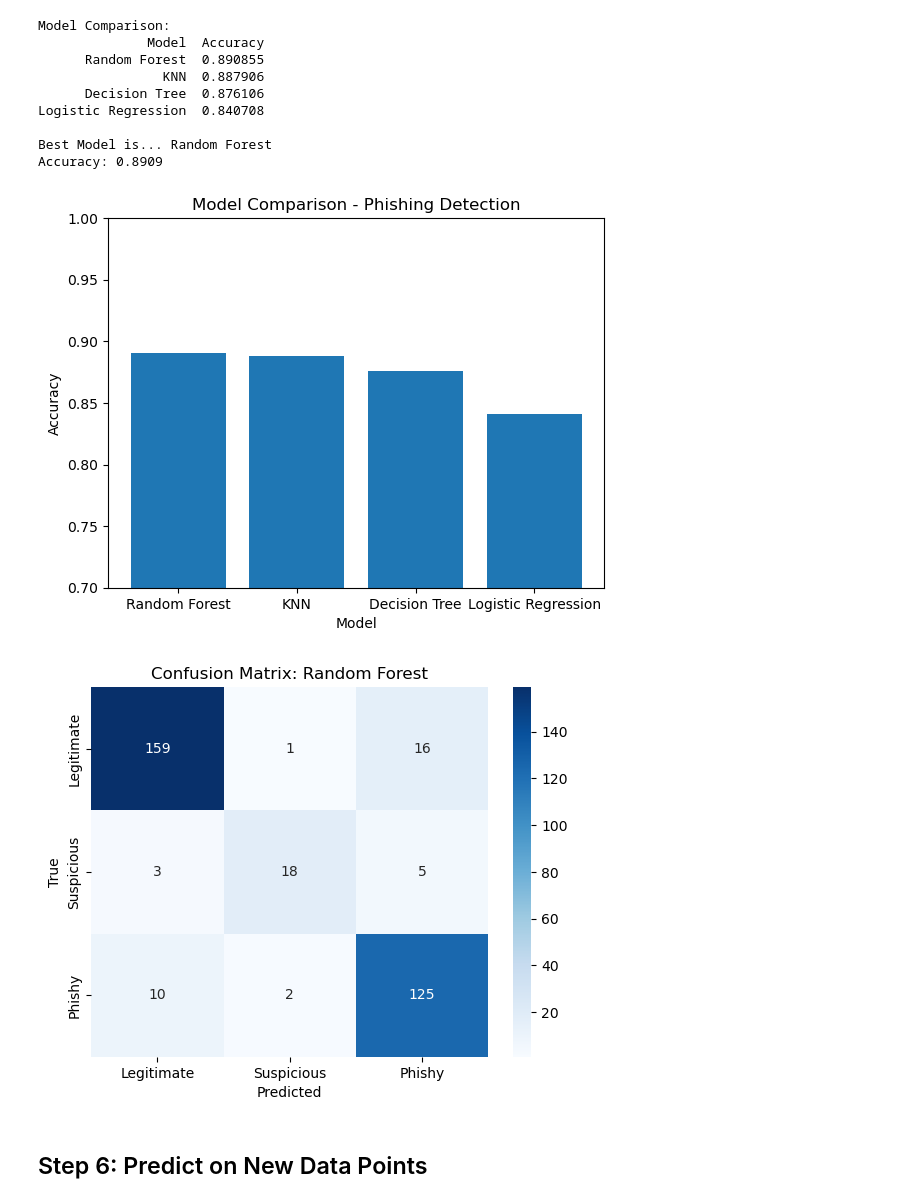
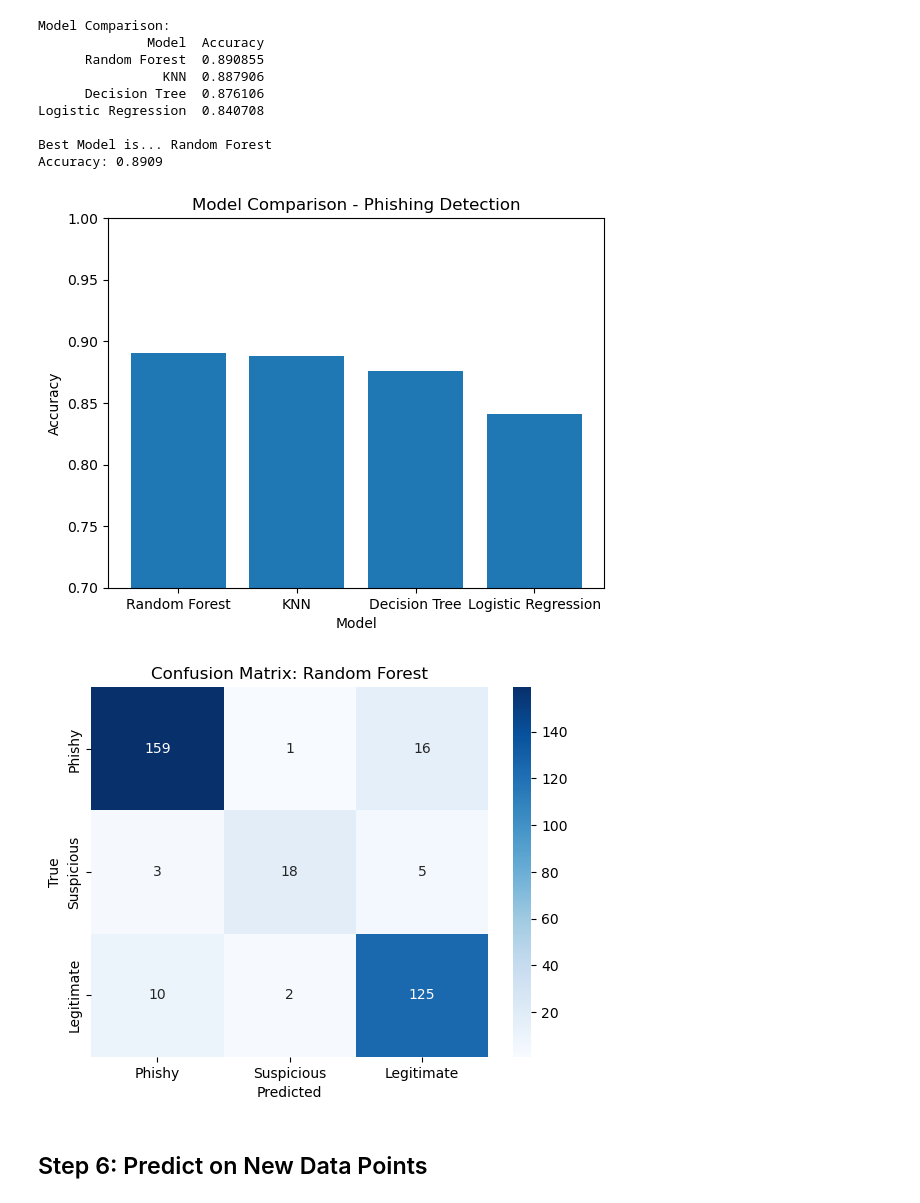
Before and after one commit to capyBearista/web-phishing-dataset-inquiry, a Jupyter notebook: 3_Applying_Machine_Learning.ipynb, the cells around one changed output. Cells and saved outputs as stored; diff of their text form; code cells hidden in the pictures.

```diff
--- a/3_Applying_Machine_Learning.ipynb
+++ b/3_Applying_Machine_Learning.ipynb
@@ -182,35 +181,35 @@ Accuracy: 0.8909
 import matplotlib.pyplot as plt
 import seaborn as sns
 from sklearn.metrics import confusion_matrix
 
 # BAR CHART
 
 plt.bar(comparison_df['Model'], comparison_df['Accuracy'])
 plt.xlabel('Model')
 plt.ylabel('Accuracy')
 plt.title('Model Comparison - Phishing Detection')
 plt.ylim([0.7, 1.0])
 plt.show()
 
 
 # CONFUSION MATRIX
 
 # generating predictions
 y_pred = best_model.predict(X_test)
 
 cf = confusion_matrix(y_test, y_pred)
 
-labels = ['Legitimate', 'Suspicious', 'Phishy']
+labels = ['Phishy', 'Suspicious', 'Legitimate']
 
 sns.heatmap(cf, annot=True, fmt='d', cmap='Blues', cbar=True, xticklabels=labels, yticklabels=labels)
 
 plt.xlabel('Predicted')
 plt.ylabel('True')
 plt.title(f"Confusion Matrix: {best_model_name}")
 plt.show()
 # %% [output]
 [figure]
-[figure, old version]
+[figure, new version]
 # %% [markdown]
 ## Step 6: Predict on New Data Points
 # %%
```
Also changed, not shown: parts of 4 cells of this notebook, 3 other files.
